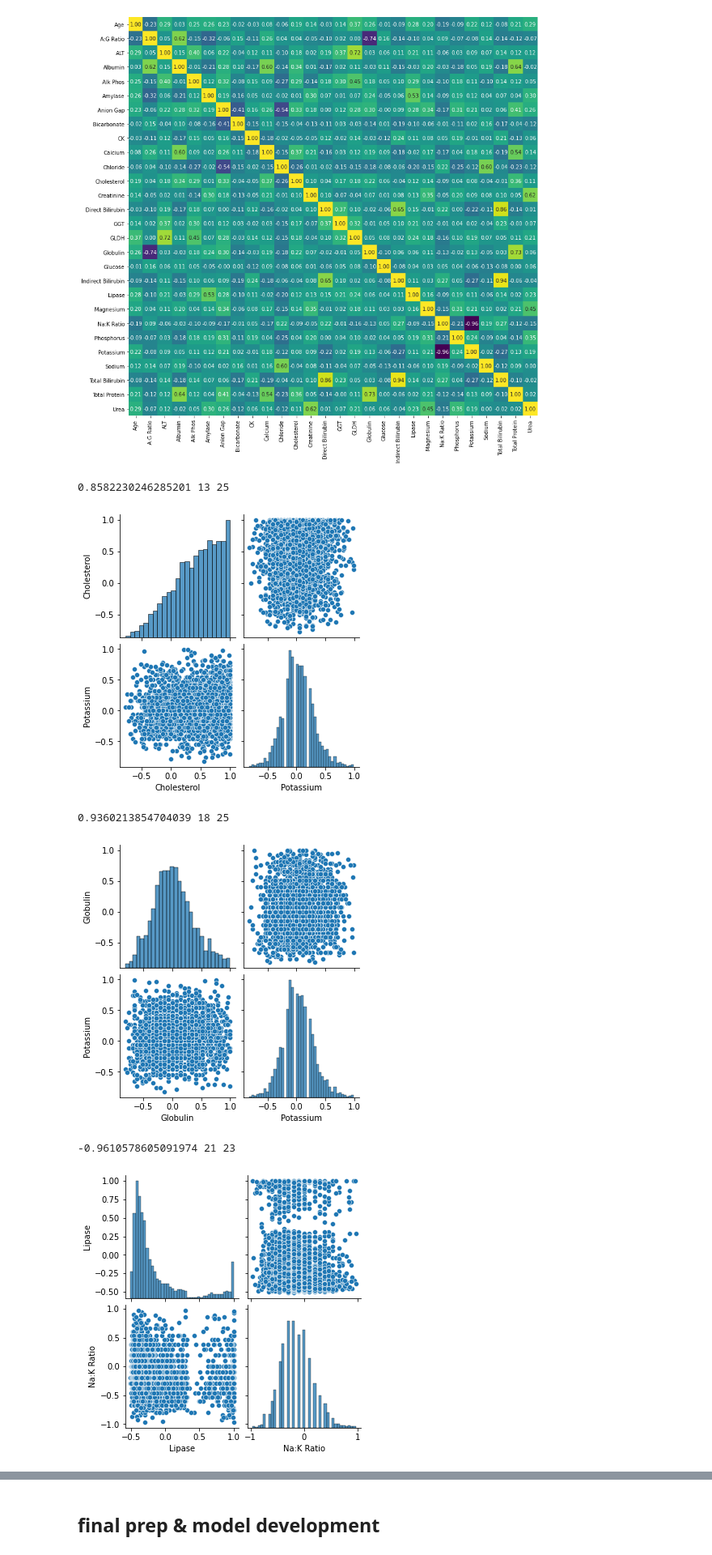
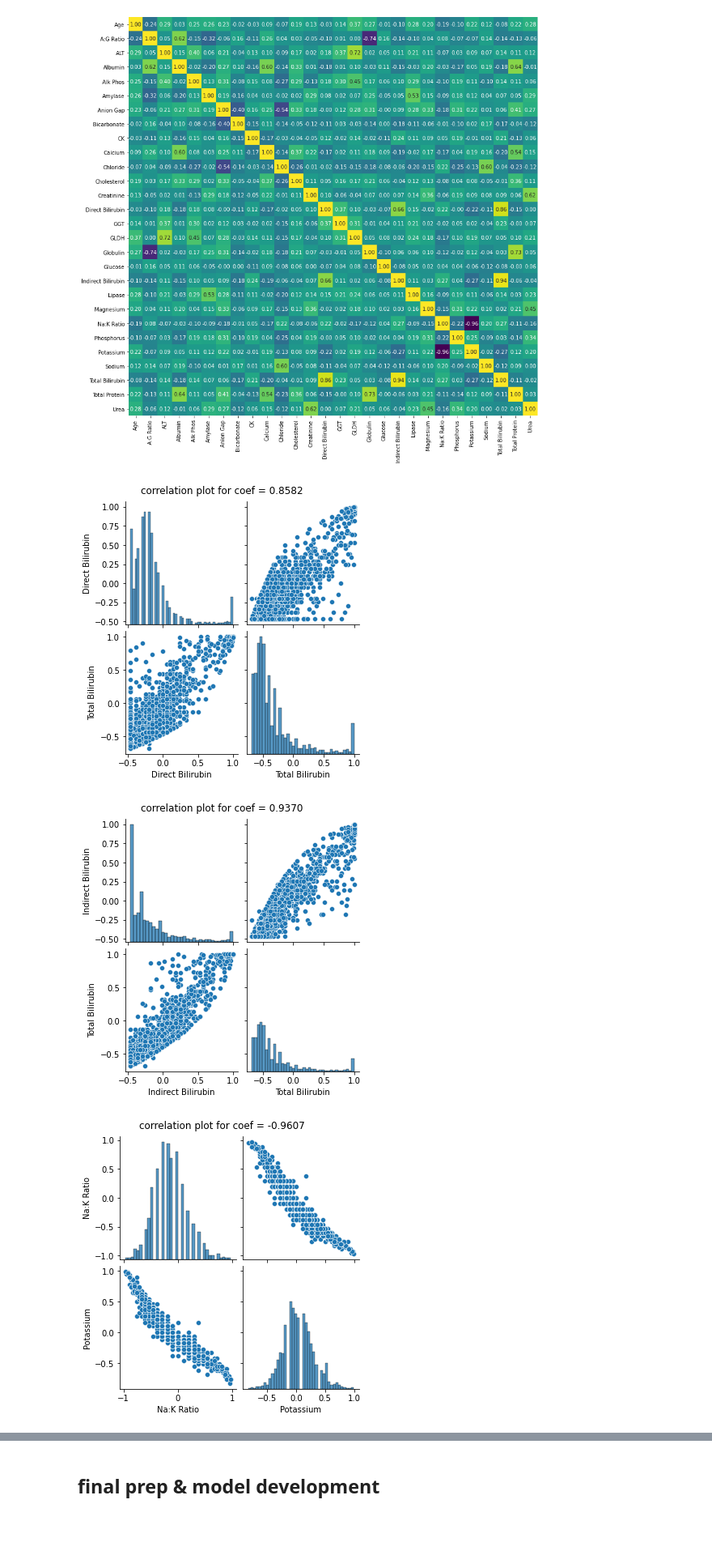
Before and after one commit to armiro/Canine-Disease-Diagnosis, a Jupyter notebook: model_dev.ipynb, the cells around one changed output, grey strips where cells are left out. Shown: that part at 81% size. Cells and saved outputs as stored; diff of their text form; code cells hidden in the pictures; blank space fills up the shorter version.

```diff
--- a/model_dev.ipynb
+++ b/model_dev.ipynb
@@ -40,16 +41,14 @@ sns.heatmap(corr_mat, xticklabels=corr_mat.columns, yticklabels=corr_mat.columns
 [figure]
 # %%
 for r_idx, row in enumerate(corr_mat.values):
-    for c_idx, e in enumerate(row):
-        if ((e >= 0.75) | (e <= -0.75)) & (r_idx != c_idx):
-            print(e, r_idx, c_idx)
-            sub_df = features[[features.columns[r_idx], features.columns[c_idx]]]
-            sns.pairplot(sub_df)
+    for c_idx, e in enumerate(row[r_idx+1:]):
+        if ((e >= 0.8) | (e <= -0.8)) & (r_idx != c_idx):
+            plt.rcParams['figure.figsize'] = (5,5)
+            sub_df = features[[features.columns[r_idx+2], features.columns[c_idx+r_idx+3]]]
+            cp = sns.pairplot(sub_df)
+            cp.fig.suptitle("correlation plot for coef = %.4f" % e, y=1.03)
             plt.show()
 # %% [output]
-0.8582230246285201 13 25
-[figure, old version]
+[figure, new version]
-0.9360213854704039 18 25
-[figure, old version]
+[figure, new version]
--0.9610578605091974 21 23
-[figure, old version]
+[figure, new version]
```
Also changed, not shown: parts of 19 cells of this notebook.
